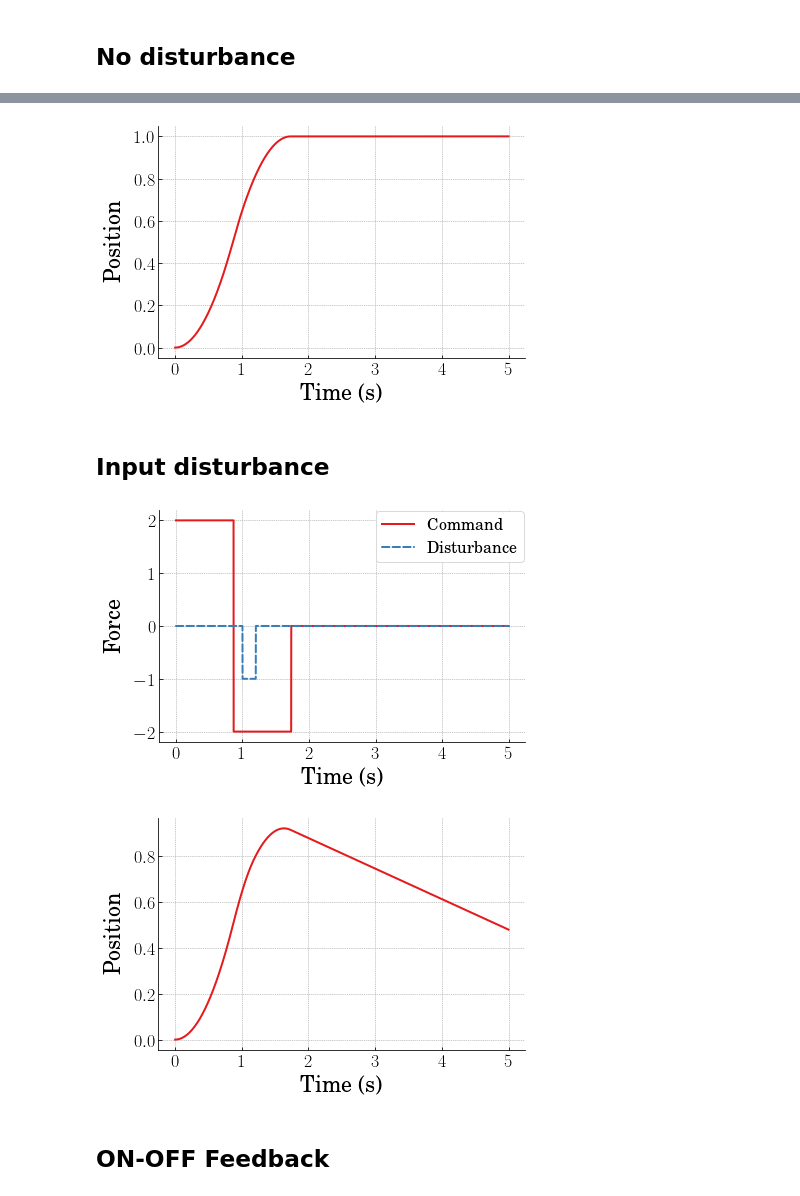
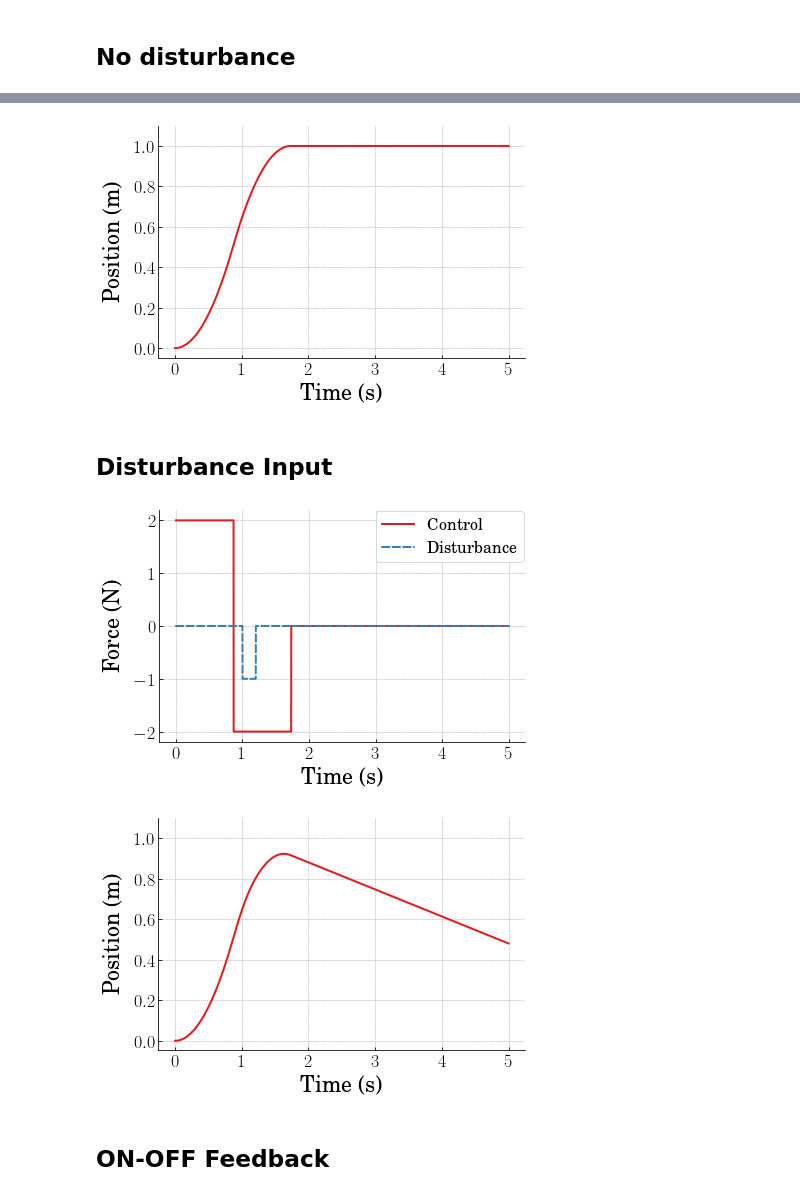
Before and after one commit to gge0866/MCHE474---Control-Systems, a Jupyter notebook: Jupyter Notebooks/Introductory_example.ipynb, the cells around one changed output, grey strips where cells are left out. Drawn from its saved outputs; the diff is of its cells as text; code cells hidden in the pictures.

```diff
--- a/Jupyter Notebooks/Introductory_example.ipynb
+++ b/Jupyter Notebooks/Introductory_example.ipynb
@@ -159,13 +159,13 @@ ax.set_axisbelow(True)
 
 # Define the X and Y axis labels
 plt.xlabel('Time (s)', fontsize=22, weight='bold', labelpad=5)
-plt.ylabel('Position', fontsize=22, weight='bold', labelpad=10)
+plt.ylabel('Position (m)', fontsize=22, weight='bold', labelpad=10)
 
 plt.plot(t, pos, linewidth=2, linestyle='-', label=r'Response')
 # plt.plot(time, -np.exp(-zeta*wn*time), linewidth=1, linestyle='--', color='#377eb8')
 # uncomment below and set limits if needed
 # plt.xlim(0,5)
-# plt.ylim(-0.01,2.5)
+plt.ylim(None,1.1)
 
 # # Create the legend, then fix the fontsize
 # leg = plt.legend(loc='upper right', ncol = 1, fancybox=True, )
@@ -176,11 +176,11 @@ plt.plot(t, pos, linewidth=2, linestyle='-', label=r'Response')
 plt.tight_layout(pad=0.5)
 
 # save the figure as a high-res pdf in the current folder
-# plt.savefig('plot_filename.pdf')
+# plt.savefig(f'/Users/gerald/Documents/TA-ing/MCHE 474/Me/Lectures/Introductory Example/bang_bang_pos_response.pdf', transparent=True)
 # %% [output]
-[figure, old version]
+[figure, new version]
 # %% [markdown]
-## Input disturbance
+## Disturbance Input
 # %%
 t = np.arange(0,5,0.0001)
 xd = 1
@@ -211,9 +211,9 @@ ax.set_axisbelow(True)
 
 # Define the X and Y axis labels
 plt.xlabel('Time (s)', fontsize=22, weight='bold', labelpad=5)
-plt.ylabel('Force', fontsize=22, weight='bold', labelpad=10)
+plt.ylabel('Force (N)', fontsize=22, weight='bold', labelpad=10)
 
-plt.plot(t, m*acc, linewidth=2, linestyle='-', label=r'Command')
+plt.plot(t, m*acc, linewidth=2, linestyle='-', label=r'Control')
 plt.plot(t, m*disturbance, linewidth=2, linestyle='--', label=r'Disturbance')
 
 # plt.plot(time, -np.exp(-zeta*wn*time), linewidth=1, linestyle='--', color='#377eb8')
@@ -230,7 +230,7 @@ plt.setp(ltext,fontsize=16)
 plt.tight_layout(pad=0.5)
 
 # save the figure as a high-res pdf in the current folder
-# plt.savefig('plot_filename.pdf')
+# plt.savefig(f'/Users/gerald/Documents/TA-ing/MCHE 474/Me/Lectures/Introductory Example/bang_bang_command_disturbance.pdf', transparent=True)
 
 #############################################################
 fig = plt.figure(figsize=(6,4))
@@ -242,38 +242,38 @@ plt.setp(ax.get_ymajorticklabels(),fontsize=18)
 plt.setp(ax.get_xmajorticklabels(),fontsize=18)
 
 ax.spines['right'].set_color('none')
 ax.spines['top'].set_color('none')
 
 ax.xaxis.set_ticks_position('bottom')
 ax.yaxis.set_ticks_position('left')
 
 # Turn on the plot grid and set appropriate linestyle and color
 ax.grid(True,linestyle=':', color='0.75')
 ax.set_axisbelow(True)
 
 # Define the X and Y axis labels
 plt.xlabel('Time (s)', fontsize=22, weight='bold', labelpad=5)
-plt.ylabel('Position', fontsize=22, weight='bold', labelpad=10)
+plt.ylabel('Position (m)', fontsize=22, weight='bold', labelpad=10)
 
 plt.plot(t, pos, linewidth=2, linestyle='-', label=r'Response')
 # plt.plot(time, -np.exp(-zeta*wn*time), linewidth=1, linestyle='--', color='#377eb8')
 # uncomment below and set limits if needed
 # plt.xlim(0,5)
-# plt.ylim(-0.01,2.5)
+plt.ylim(None,1.1)
 
 # Create the legend, then fix the fontsize
 # leg = plt.legend(loc='upper right', ncol = 1, fancybox=True, )
 # ltext  = leg.get_texts()
 # plt.setp(ltext,fontsize=16)
 
 # Adjust the page layout filling the page using the new tight_layout command
 plt.tight_layout(pad=0.5)
 
 # save the figure as a high-res pdf in the current folder
-# plt.savefig('plot_filename.pdf')
+# plt.savefig(f'/Users/gerald/Documents/TA-ing/MCHE 474/Me/Lectures/Introductory Example/bang_bang_disturbance_pos_response.pdf', transparent=True)
 # %% [output]
-[figure, old version]
+[figure, new version]
-[figure, old version]
+[figure, new version]
 # %% [markdown]
 ## ON-OFF Feedback
 # %%
```
Also changed, not shown: parts of 7 cells of this notebook.
